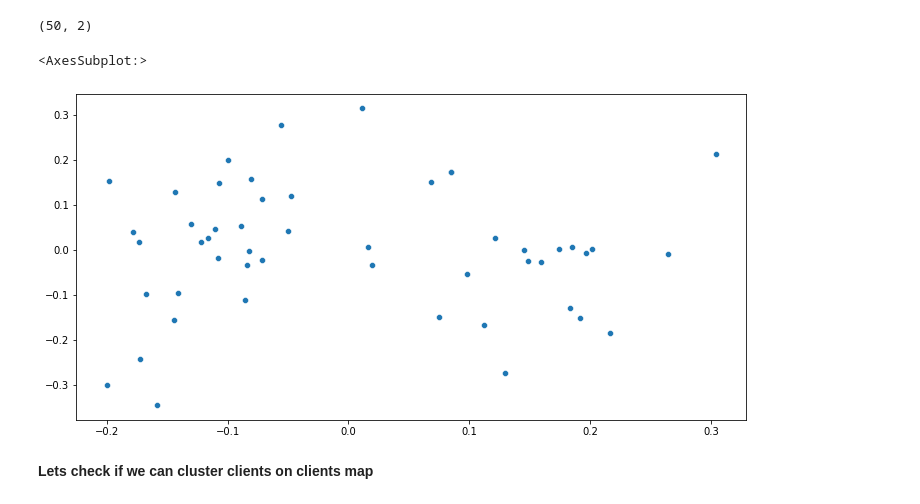
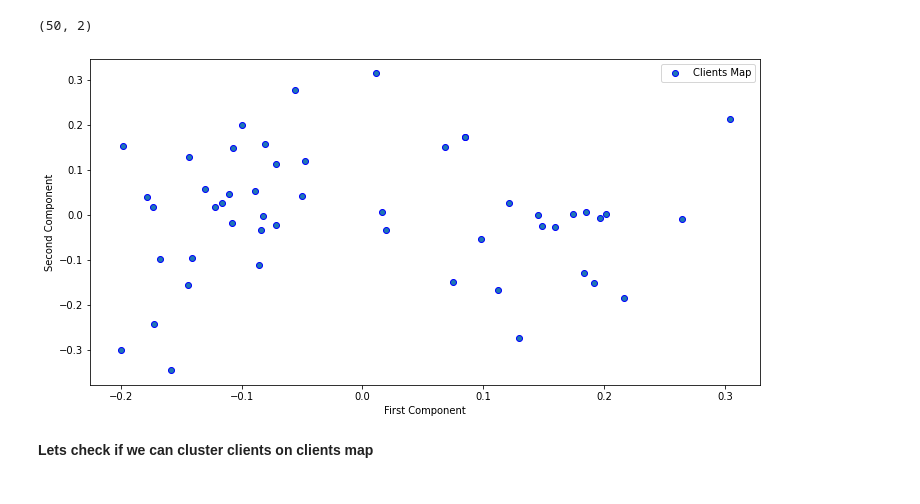
Before and after one commit to HSEDataAnalysis/LAB2, a Jupyter notebook: main.ipynb, the cells around one changed output. Cells and saved outputs as stored; diff of their text form; code cells hidden in the pictures.

```diff
--- a/main.ipynb
+++ b/main.ipynb
@@ -349,11 +349,14 @@ principal_components.shape
 first_component = principal_components[:, 0]
 # %%
 second_component = principal_components[:, 1]
-# %%
-sns.scatterplot(x=first_component, y=second_component)
-# %% [output]
-<AxesSubplot:>
-[figure, removed]
+# %%
+plt.scatter(first_component, second_component, label='Clients Map', edgecolors='blue')
+plt.legend()
+plt.ylabel('Second Component')
+plt.xlabel('First Component')
+plt.show()
+# %% [output]
+[figure, added]
 # %% [markdown]
 **Lets check if we can cluster clients on clients map**
 # %%
```
